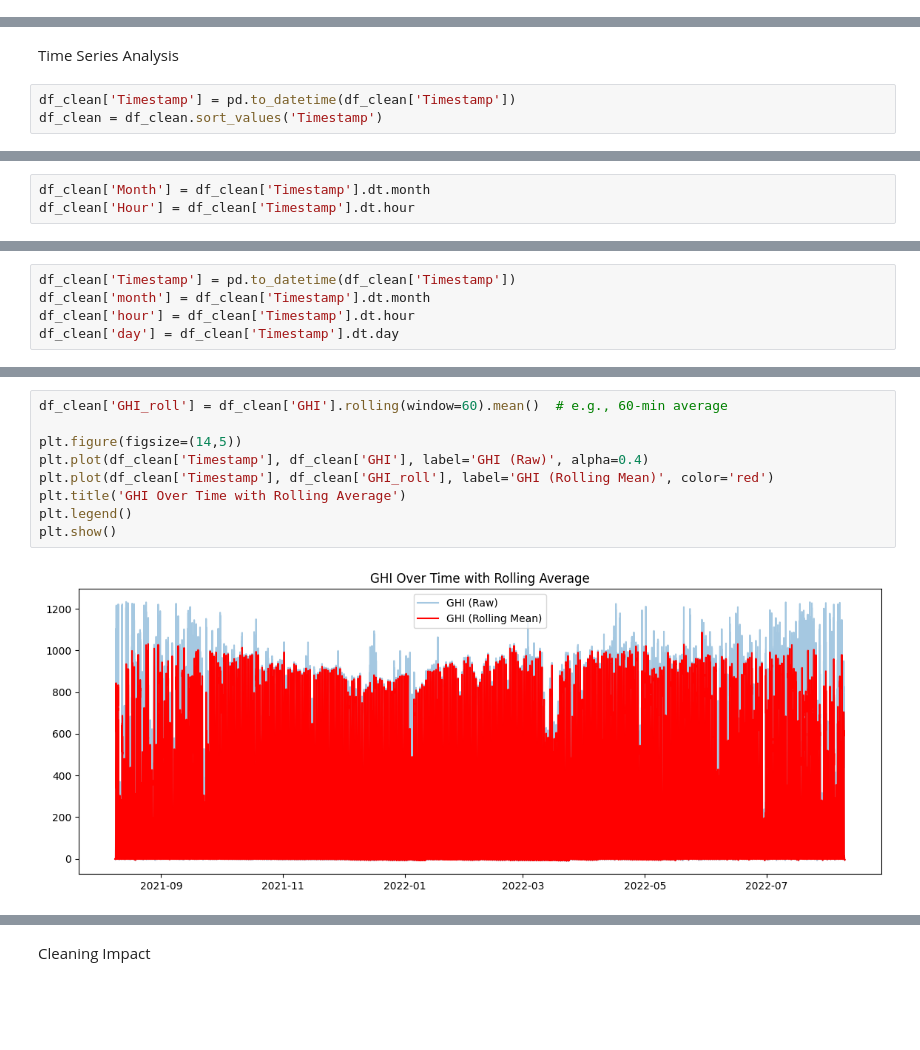
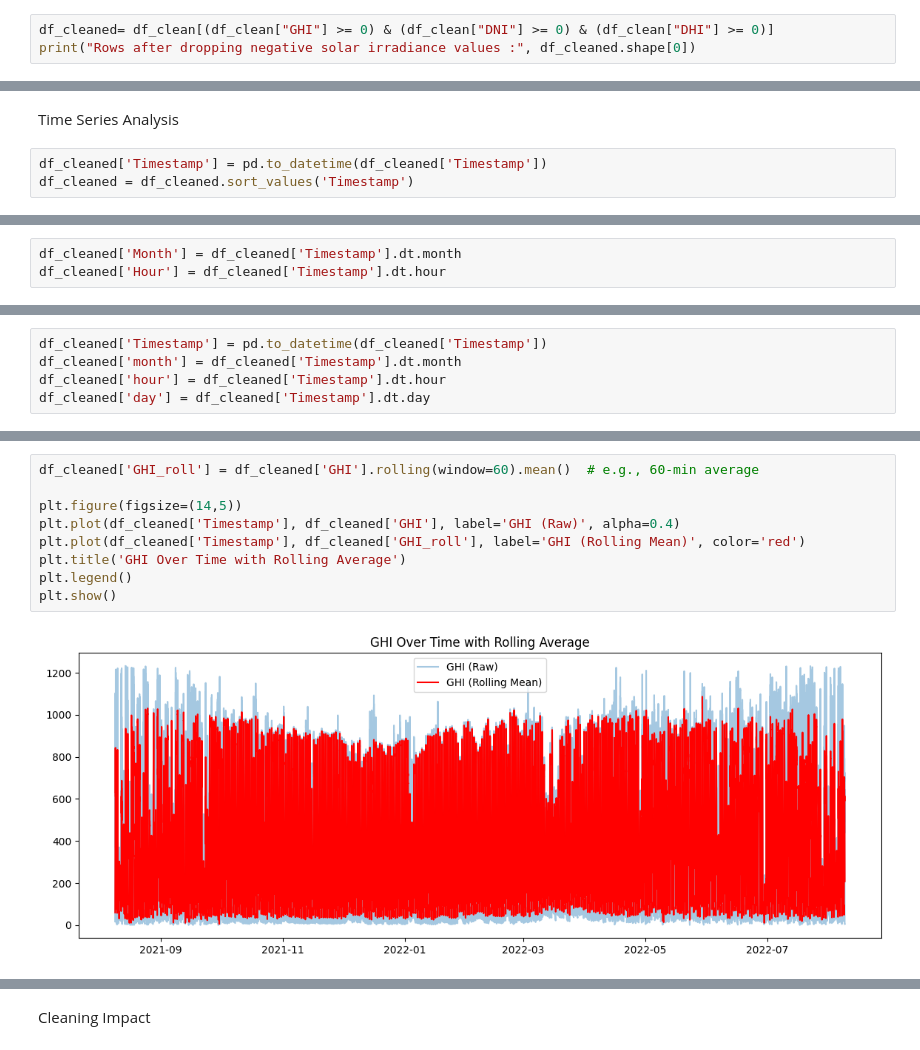
Before and after one commit to Elbethel-dan/solar-challenge-week0, a Jupyter notebook: notebooks/benin_eda.ipynb, the cells around one changed output, grey strips where cells are left out. Cells and saved outputs as stored; diff of their text form; blank space fills up the shorter version.

```diff
--- a/notebooks/benin_eda.ipynb
+++ b/notebooks/benin_eda.ipynb
@@ -180,3 +180,6 @@ print("Rows after dropping outliers:", df_clean.shape[0])
 # %% [output]
 Original rows: 525600
 Rows after dropping outliers: 517860
+# %%
+df_cleaned= df_clean[(df_clean["GHI"] >= 0) & (df_clean["DNI"] >= 0) & (df_clean["DHI"] >= 0)]
+print("Rows after dropping negative solar irradiance values :", df_cleaned.shape[0])
@@ -183,5 +188,5 @@ Rows after dropping outliers: 517860
 # %% [markdown]
 Time Series Analysis
 # %%
-df_clean['Timestamp'] = pd.to_datetime(df_clean['Timestamp'])
-df_clean = df_clean.sort_values('Timestamp')
+df_cleaned['Timestamp'] = pd.to_datetime(df_cleaned['Timestamp'])
+df_cleaned = df_cleaned.sort_values('Timestamp')
@@ -200,5 +211,5 @@ Date range: 2021-08-09 00:01:00 to 2022-08-09 00:00:00
 # %%
-df_clean['Month'] = df_clean['Timestamp'].dt.month
-df_clean['Hour'] = df_clean['Timestamp'].dt.hour
+df_cleaned['Month'] = df_cleaned['Timestamp'].dt.month
+df_cleaned['Hour'] = df_cleaned['Timestamp'].dt.hour
 # %%
 # Daily average
@@ -238,6 +249,6 @@ plt.show()
 # %%
-df_clean['Timestamp'] = pd.to_datetime(df_clean['Timestamp'])
-df_clean['month'] = df_clean['Timestamp'].dt.month
-df_clean['hour'] = df_clean['Timestamp'].dt.hour
-df_clean['day'] = df_clean['Timestamp'].dt.day
+df_cleaned['Timestamp'] = pd.to_datetime(df_cleaned['Timestamp'])
+df_cleaned['month'] = df_cleaned['Timestamp'].dt.month
+df_cleaned['hour'] = df_cleaned['Timestamp'].dt.hour
+df_cleaned['day'] = df_cleaned['Timestamp'].dt.day
 # %%
@@ -255,12 +266,12 @@ plt.show()
 # %%
-df_clean['GHI_roll'] = df_clean['GHI'].rolling(window=60).mean()  # e.g., 60-min average
+df_cleaned['GHI_roll'] = df_cleaned['GHI'].rolling(window=60).mean()  # e.g., 60-min average
 
 plt.figure(figsize=(14,5))
-plt.plot(df_clean['Timestamp'], df_clean['GHI'], label='GHI (Raw)', alpha=0.4)
-plt.plot(df_clean['Timestamp'], df_clean['GHI_roll'], label='GHI (Rolling Mean)', color='red')
+plt.plot(df_cleaned['Timestamp'], df_cleaned['GHI'], label='GHI (Raw)', alpha=0.4)
+plt.plot(df_cleaned['Timestamp'], df_cleaned['GHI_roll'], label='GHI (Rolling Mean)', color='red')
 plt.title('GHI Over Time with Rolling Average')
 plt.legend()
 plt.show()
 # %% [output]
-[figure, old version]
+[figure, new version]
 # %%
```
Also changed, not shown: parts of 23 cells of this notebook.
